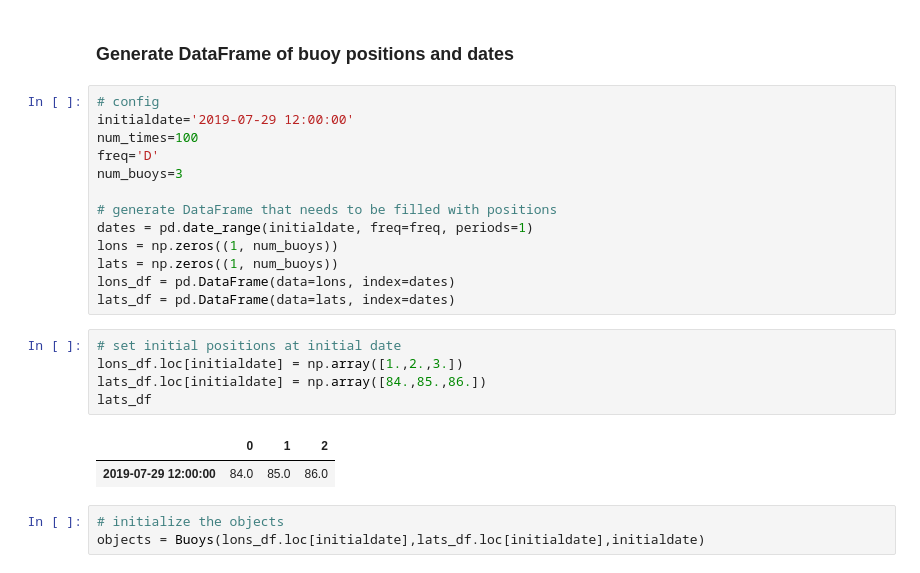
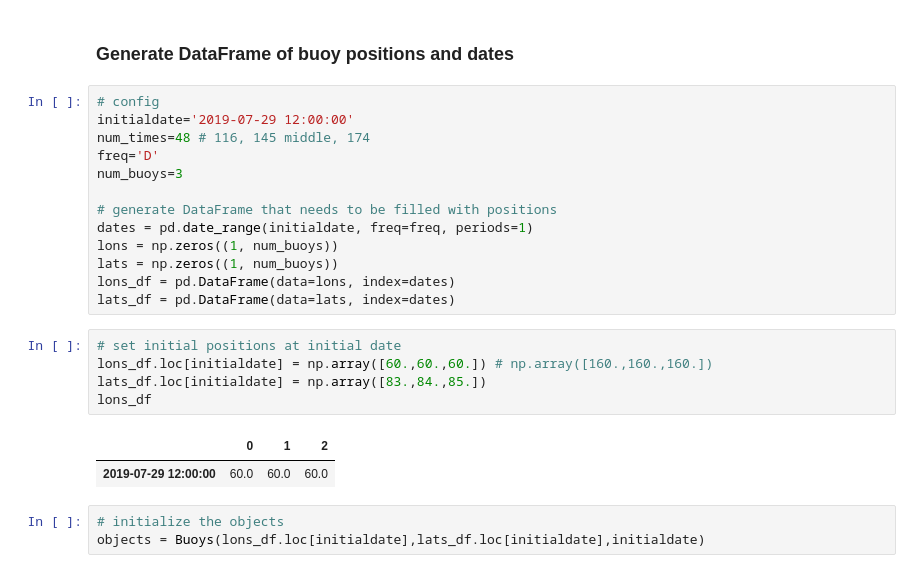
Before and after one commit to trackow/pyberg, a Jupyter notebook: driftforecast_MOSAiC.ipynb, the cells around one changed output. Cells and saved outputs as stored; diff of their text form.

```diff
--- a/driftforecast_MOSAiC.ipynb
+++ b/driftforecast_MOSAiC.ipynb
@@ -252,7 +298,7 @@ class Buoys:
 # %%
 # config
 initialdate='2019-07-29 12:00:00'
-num_times=100
+num_times=48 # 116, 145 middle, 174
 freq='D'
 num_buoys=3
 
@@ -264,12 +310,12 @@ lons_df = pd.DataFrame(data=lons, index=dates)
 lats_df = pd.DataFrame(data=lats, index=dates)
 # %%
 # set initial positions at initial date
-lons_df.loc[initialdate] = np.array([1.,2.,3.])
-lats_df.loc[initialdate] = np.array([84.,85.,86.])
-lats_df
+lons_df.loc[initialdate] = np.array([60.,60.,60.]) # np.array([160.,160.,160.])
+lats_df.loc[initialdate] = np.array([83.,84.,85.])
+lons_df
 # %% [output]
 |  | 0 | 1 | 2 |
-| 2019-07-29 12:00:00 | 84.0 | 85.0 | 86.0 |
+| 2019-07-29 12:00:00 | 60.0 | 60.0 | 60.0 |
 # %%
 # initialize the objects
 objects = Buoys(lons_df.loc[initialdate],lats_df.loc[initialdate],initialdate)
```
Also changed, not shown: parts of 33 cells of this notebook, 1 other file.
